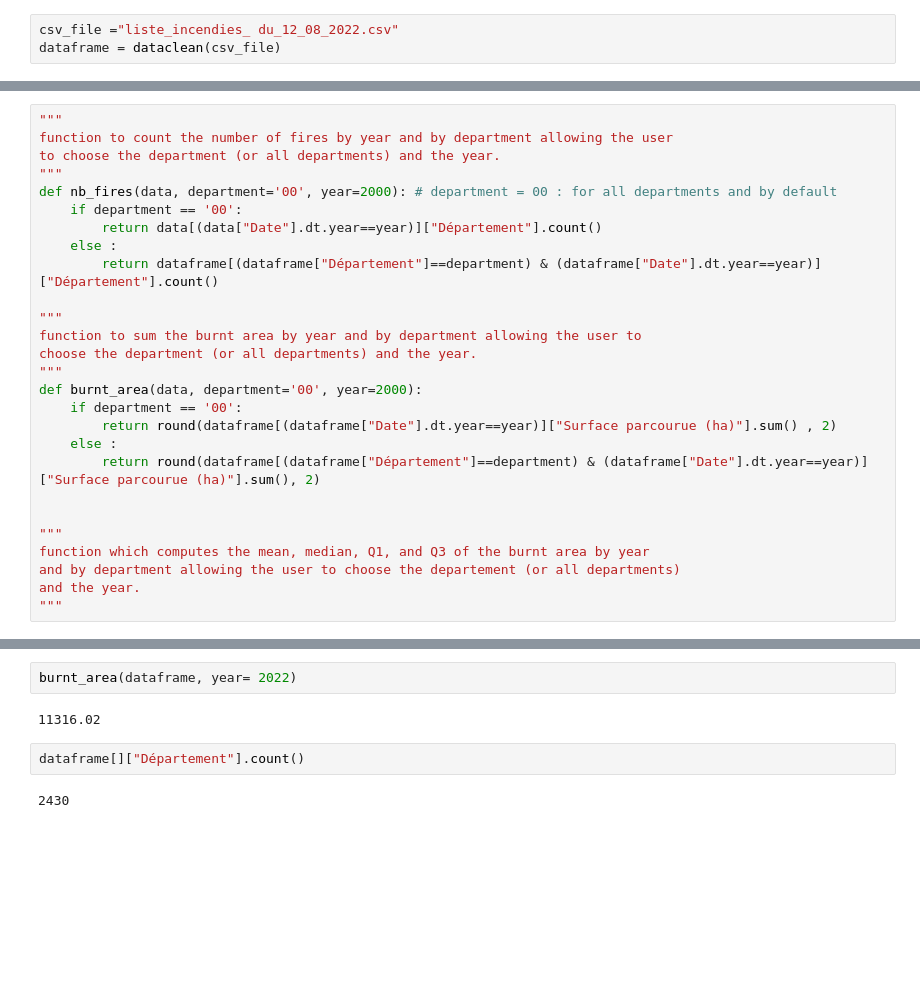
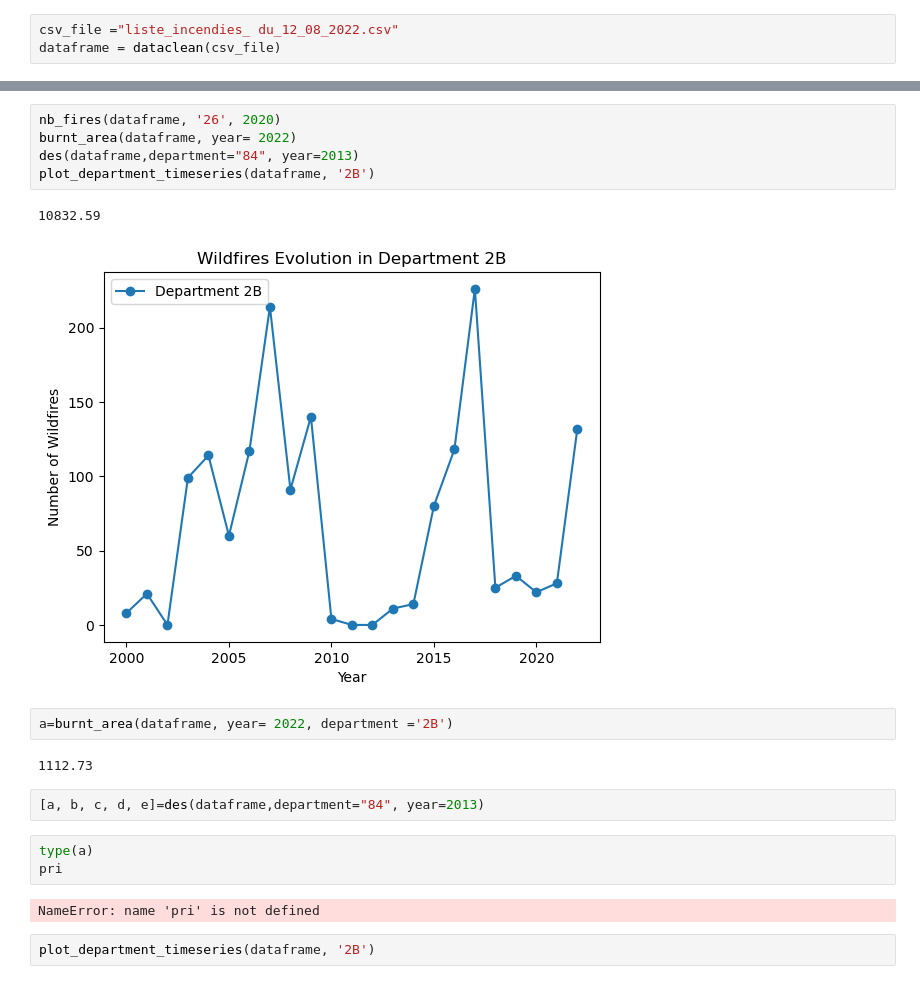
Before and after one commit to Olivierjaylet/Wild_fire_in_France, a Jupyter notebook: Untitled.ipynb, the cells around one changed output, grey strips where cells are left out. Drawn from its saved outputs; the diff is of its cells as text; blank space fills up the shorter version.

```diff
--- a/Untitled.ipynb
+++ b/Untitled.ipynb
@@ -34,27 +10,0 @@ dataframe
-# %%
-"""
-function to count the number of fires by year and by department allowing the user
-to choose the department (or all departments) and the year.
-"""
-def nb_fires(data, department='00', year=2000): # department = 00 : for all departments and by default
-    if department == '00':
-        return data[(data["Date"].dt.year==year)]["Département"].count()
-    else :
-        return dataframe[(dataframe["Département"]==department) & (dataframe["Date"].dt.year==year)]["Département"].count()
-
-"""
-function to sum the burnt area by year and by department allowing the user to
-choose the department (or all departments) and the year.
-"""
-def burnt_area(data, department='00', year=2000):
-    if department == '00':
-        return round(dataframe[(dataframe["Date"].dt.year==year)]["Surface parcourue (ha)"].sum() , 2)
-    else :
-        return round(dataframe[(dataframe["Département"]==department) & (dataframe["Date"].dt.year==year)]["Surface parcourue (ha)"].sum(), 2)
-
-
-"""
-function which computes the mean, median, Q1, and Q3 of the burnt area by year
-and by department allowing the user to choose the departement (or all departments)
-and the year.
-"""
@@ -61,8 +92,21 @@ and the year.
+# %%
+nb_fires(dataframe, '26', 2020)
+burnt_area(dataframe, year= 2022)
+des(dataframe,department="84", year=2013)
+plot_department_timeseries(dataframe, '2B')
+# %% [output]
+10832.59
+[figure, added]
 # %%
-burnt_area(dataframe, year= 2022)
+a=burnt_area(dataframe, year= 2022, department ='2B')
 # %% [output]
-11316.02
+1112.73
-# %%
-dataframe[]["Département"].count()
-# %% [output]
-2430
+# %%
+[a, b, c, d, e]=des(dataframe,department="84", year=2013)
+# %%
+type(a)
+pri
+# %% [output]
+NameError: name 'pri' is not defined
+# %%
+plot_department_timeseries(dataframe, '2B')
```
Also changed, not shown: parts of 12 cells of this notebook, 4 other files.
